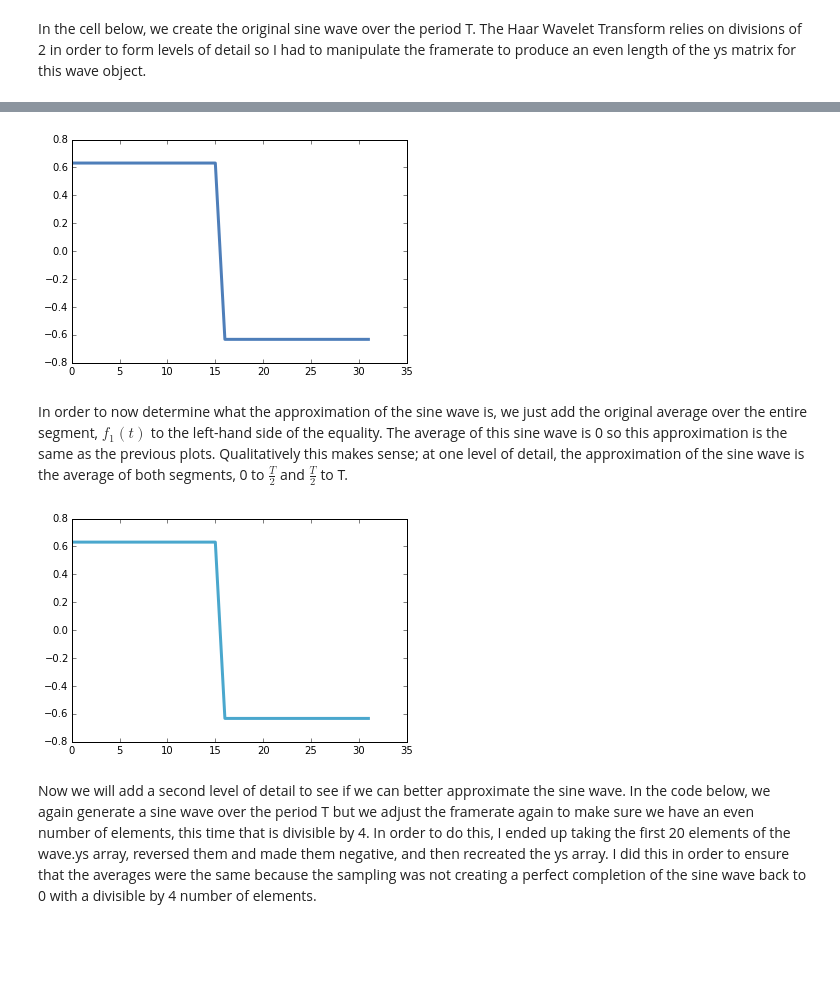
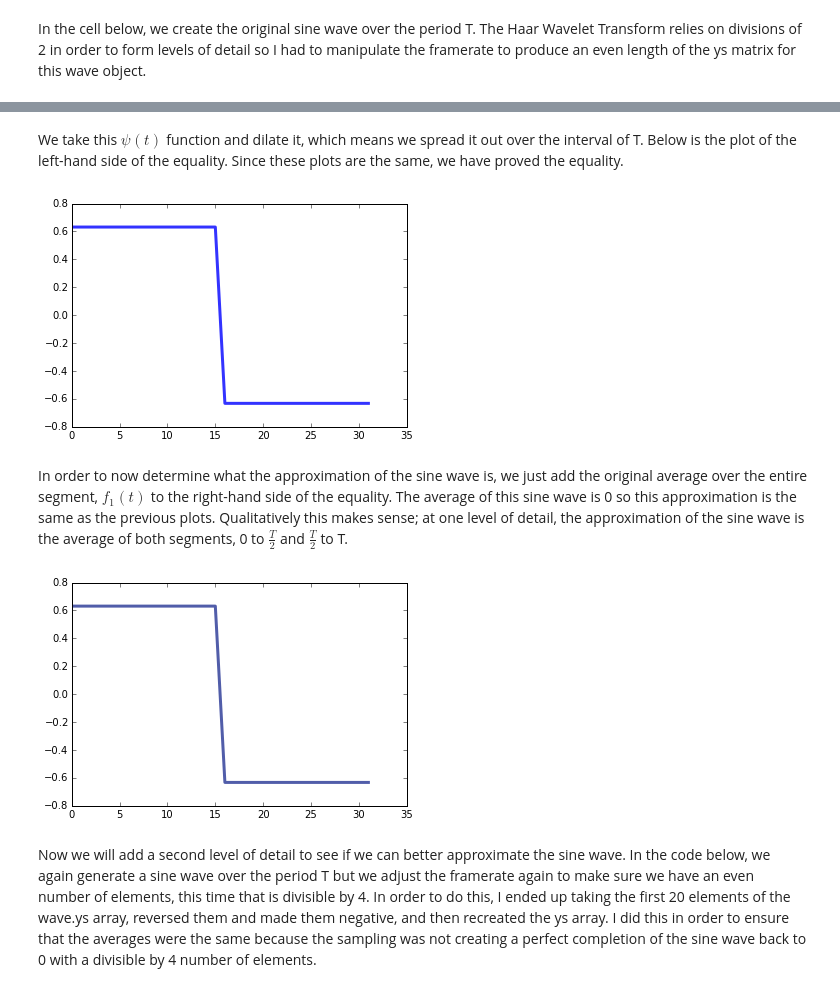
Before and after one commit to dinopants174/SigSys_Final_Project, a Jupyter notebook: ZG_Haar_Wavelet_Test.ipynb, the cells around one changed output, grey strips where cells are left out. Cells and saved outputs as stored; diff of their text form; code cells hidden in the pictures; blank space fills up the shorter version.

```diff
--- a/ZG_Haar_Wavelet_Test.ipynb
+++ b/ZG_Haar_Wavelet_Test.ipynb
@@ -51,16 +62,18 @@ In order to prove the equality stated above, we then determine the left-hand sid
+# %% [markdown]
+We take this $\psi(t)$ function and dilate it, which means we spread it out over the interval of T. Below is the plot of the left-hand side of the equality. Since these plots are the same, we have proved the equality.
 # %%
 psi = np.concatenate([np.ones(len(wave.ys)/2), -np.ones(len(wave.ys)/2)])
-left = h*psi
-thinkplot.plot(left)
+right = h*psi
+thinkplot.plot(right)
 # %% [output]
-[figure, old version]
+[figure, new version]
 # %% [markdown]
-In order to now determine what the approximation of the sine wave is, we just add the original average over the entire segment, $f_1(t)$ to the left-hand side of the equality. The average of this sine wave is 0 so this approximation is the same as the previous plots. Qualitatively this makes sense; at one level of detail, the approximation of the sine wave is the average of both segments, 0 to $\frac{T}{2}$ and $\frac{T}{2}$ to T.
+In order to now determine what the approximation of the sine wave is, we just add the original average over the entire segment, $f_1(t)$ to the right-hand side of the equality. The average of this sine wave is 0 so this approximation is the same as the previous plots. Qualitatively this makes sense; at one level of detail, the approximation of the sine wave is the average of both segments, 0 to $\frac{T}{2}$ and $\frac{T}{2}$ to T.
 # %%
-approx1 = left + f1
+approx1 = right + f1
 thinkplot.plot(approx1)
 # %% [output]
-[figure, old version]
+[figure, new version]
 # %% [markdown]
 Now we will add a second level of detail to see if we can better approximate the sine wave. In the code below, we again generate a sine wave over the period T but we adjust the framerate again to make sure we have an even number of elements, this time that is divisible by 4. In order to do this, I ended up taking the first 20 elements of the wave.ys array, reversed them and made them negative, and then recreated the ys array. I did this in order to ensure that the averages were the same because the sampling was not creating a perfect completion of the sine wave back to 0 with a divisible by 4 number of elements.
 # %%
```
Also changed, not shown: parts of 16 cells of this notebook.
